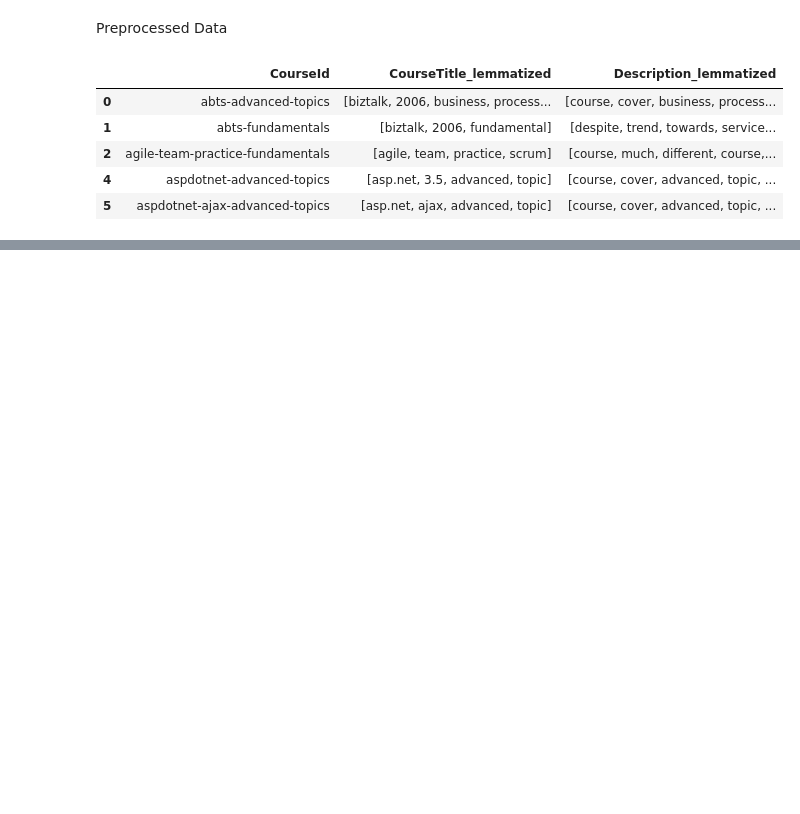
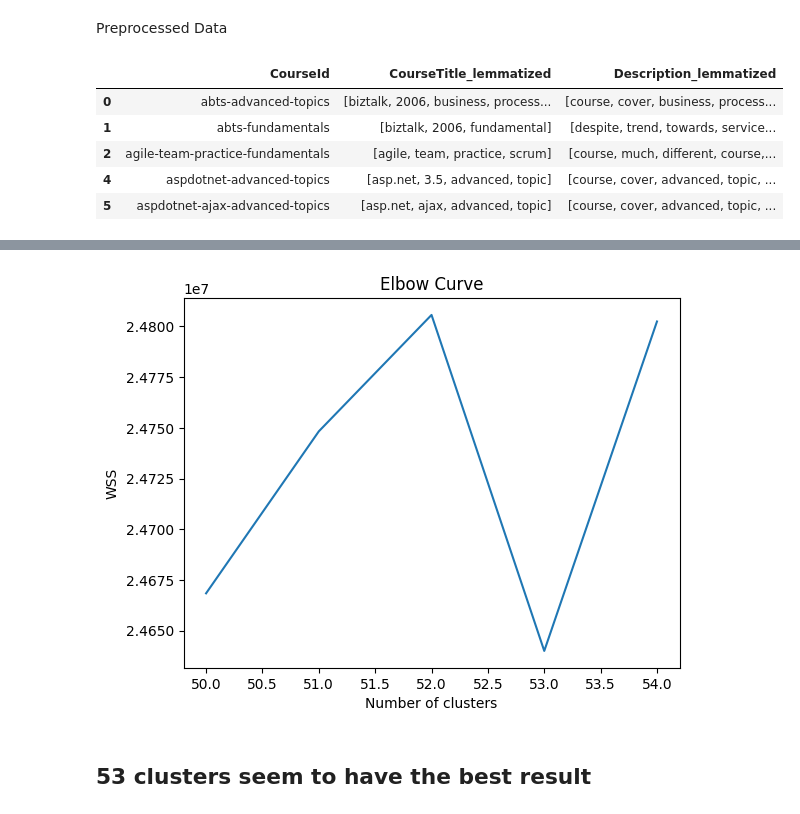
Before and after one commit to LBohry/RecommendationSystem, a Jupyter notebook: Content_Based_Filtering.ipynb, the cells around one changed output, grey strips where cells are left out. Saved outputs shown, nothing was run; the diff lists cells and outputs as text; code cells hidden in the pictures; blank space fills up the shorter version.

```diff
--- a/Content_Based_Filtering.ipynb
+++ b/Content_Based_Filtering.ipynb
@@ -141,0 +632,3 @@ preprocessed_df.head()
+# %%
+kmeans = KMeans(n_clusters=30, n_init=3, random_state=42, verbose=2)
+kmeans.fit(data)
@@ -141,0 +661,7 @@ preprocessed_df.head()
+# %%
+# calculate WSS for k values 50 to 55
+wss = []
+for k in range(50, 55):
+    kmeans = KMeans(n_clusters=k, n_init=3, random_state=42, verbose=2)
+    kmeans.fit(data)
+    wss.append(kmeans.inertia_)
@@ -141,0 +686,11 @@ preprocessed_df.head()
+# %%
+# plot the elbow curve
+plt.plot(range(50, 55), wss)
+plt.title('Elbow Curve')
+plt.xlabel('Number of clusters')
+plt.ylabel('WSS')
+plt.show()
+# %% [output]
+[figure, added]
+# %% [markdown]
+## 53 clusters seem to have the best result
```
Also changed, not shown: parts of 73 cells of this notebook.
